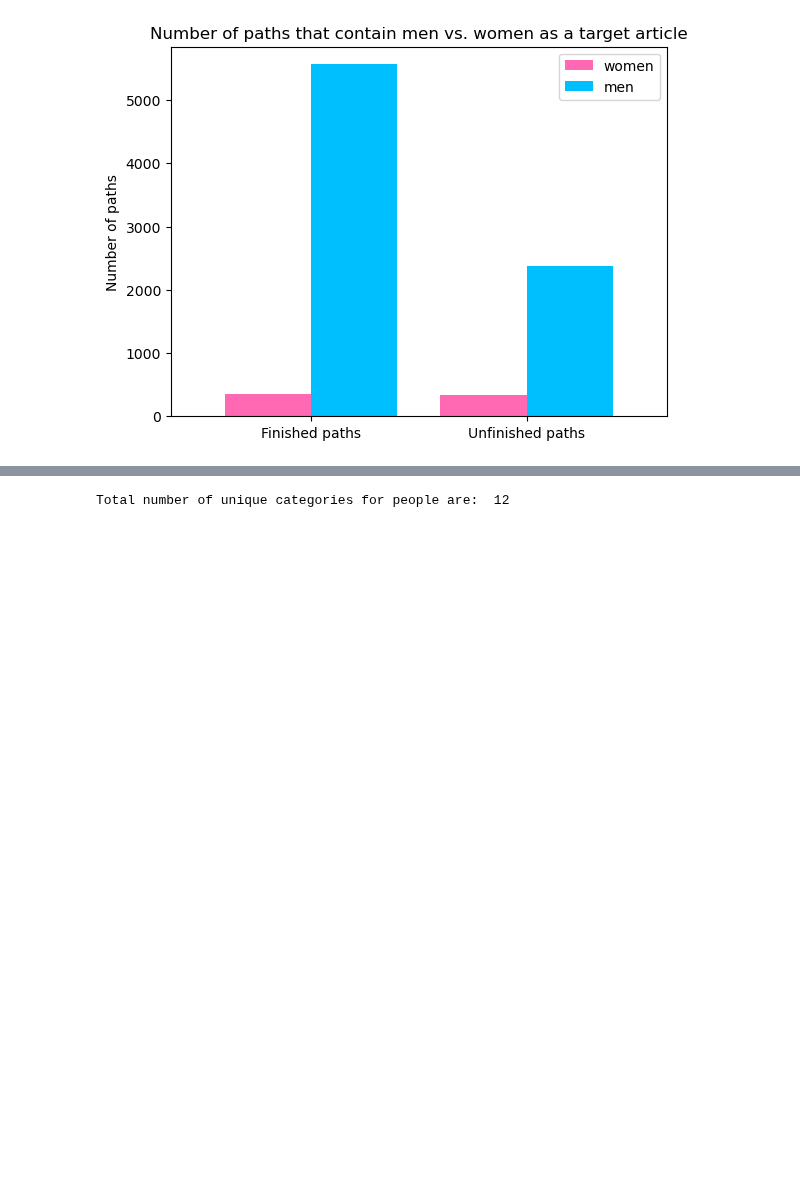
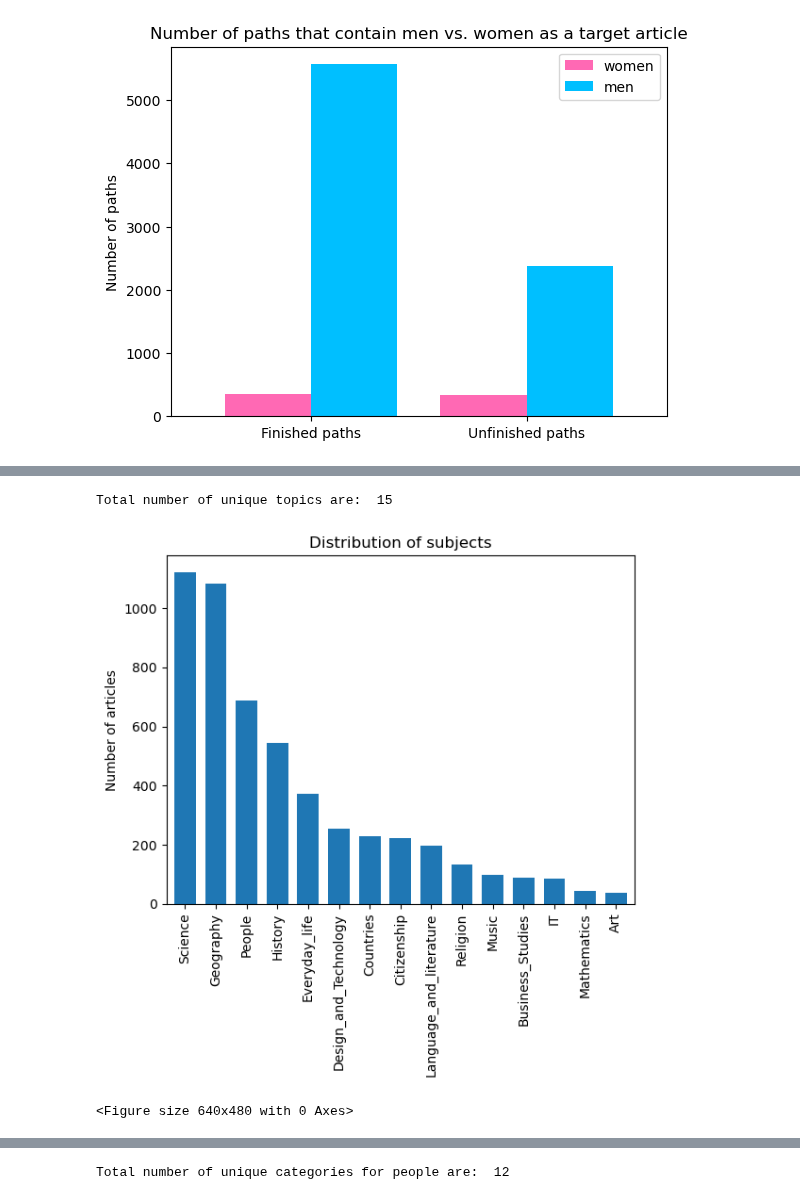
Before and after one commit to epfl-ada/ada-2022-project-metadata, a Jupyter notebook: vala.ipynb, the cells around one changed output, grey strips where cells are left out. Drawn from its saved outputs; the diff is of its cells as text; code cells hidden in the pictures; blank space fills up the shorter version.

```diff
--- a/vala.ipynb
+++ b/vala.ipynb
@@ -247,3 +243,13 @@ ax = compare_mv.plot.bar(rot=0, color = ['hotpink','deepskyblue'],
                          ylabel = 'Number of paths', width = 0.8)
 # %% [output]
 [figure]
+# %%
+split = categories['category'].str.split(".", expand=True)
+categories = pd.concat([categories["artic"], split], axis=1)
+
+# Check if all values in 0 are subject, then discard column
+if (categories[0] == categories[0][0]).all():
+    categories = categories.drop(columns=0)
+
+categories.columns = ["Name", "Subject", "SubCat1", "SubCat2"]
+categories.head(5)
@@ -250 +263,12 @@ ax = compare_mv.plot.bar(rot=0, color = ['hotpink','deepskyblue'],
+# %%
+topic_dist = categories['Subject'].value_counts()
+print("Total number of unique topics are: ", len(topic_dist))
+topic_dist.plot.bar(title = "Distribution of subjects",
+                         ylabel = 'Number of articles', width = 0.7)
+plt.show()
+plt.savefig("images/figure1.pdf")
+# %% [output]
+Total number of unique topics are:  15
+[figure, added]
+<Figure size 640x480 with 0 Axes>
 # %%
```
Also changed, not shown: parts of 6 cells of this notebook.
